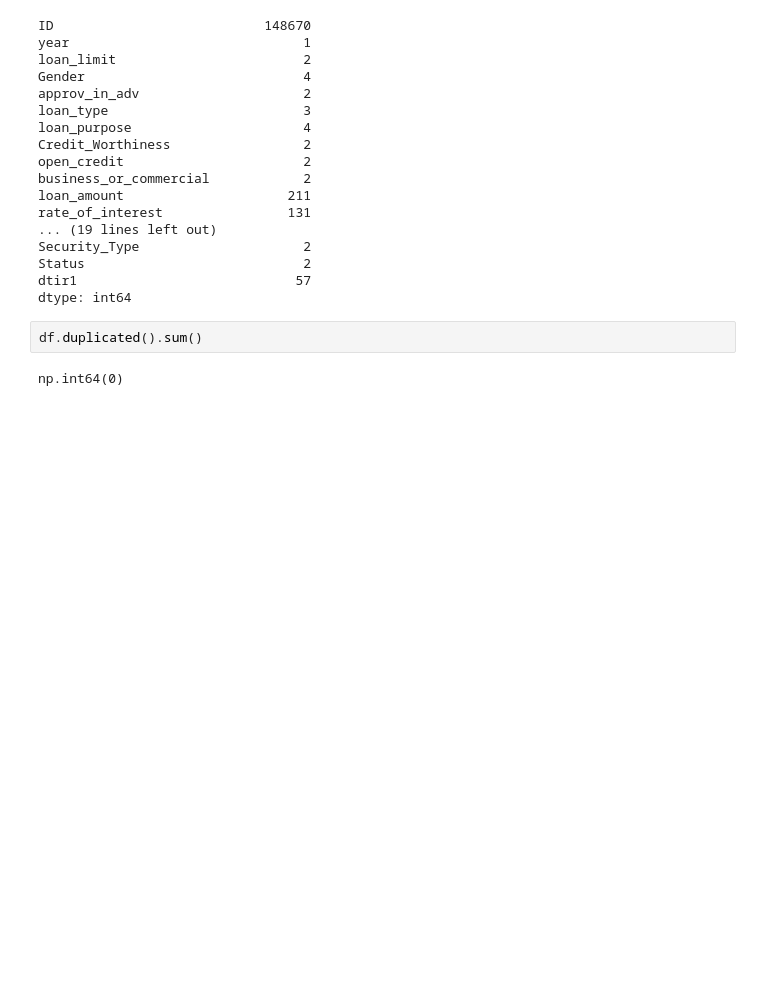
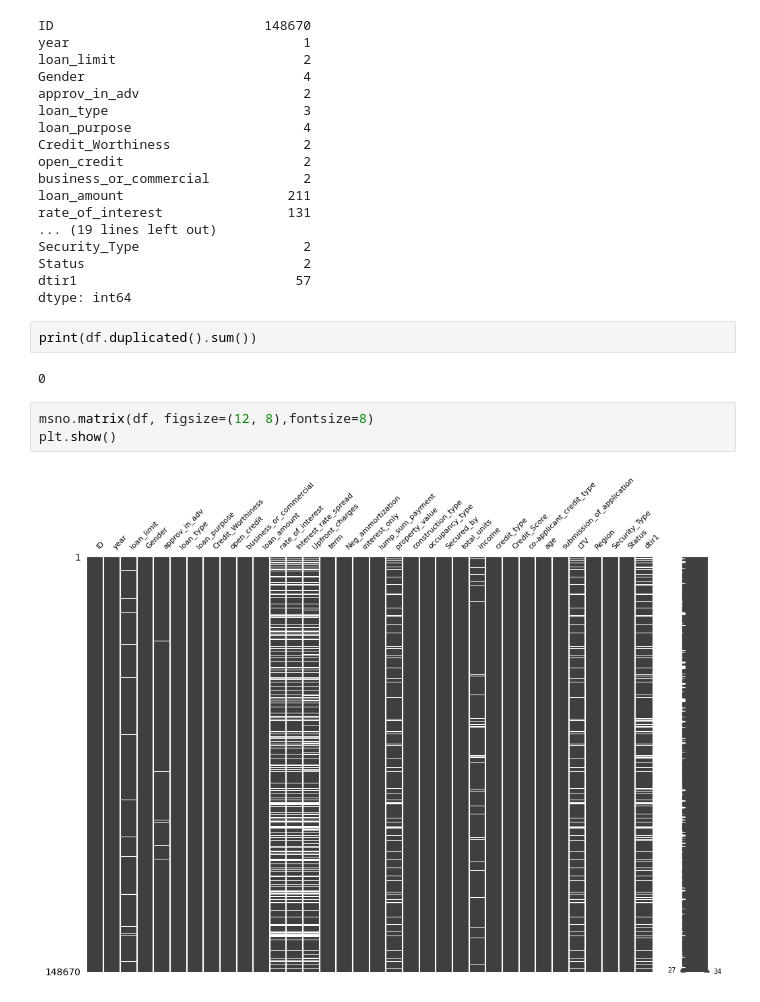
Before and after one commit to angiegh2002/Loan_Default_Detection, a Jupyter notebook: DM&ML.ipynb, the cells around one changed output. Drawn from its saved outputs; the diff is of its cells as text; blank space fills up the shorter version.

```diff
--- a/DM&ML.ipynb
+++ b/DM&ML.ipynb
@@ -95,6 +239,11 @@ Status                            2
 dtir1                            57
 dtype: int64
 # %%
-df.duplicated().sum()
+print(df.duplicated().sum())
 # %% [output]
-np.int64(0)
+0
+# %%
+msno.matrix(df, figsize=(12, 8),fontsize=8)
+plt.show()
+# %% [output]
+[figure, added]
```
Also changed, not shown: parts of 29 cells of this notebook.
